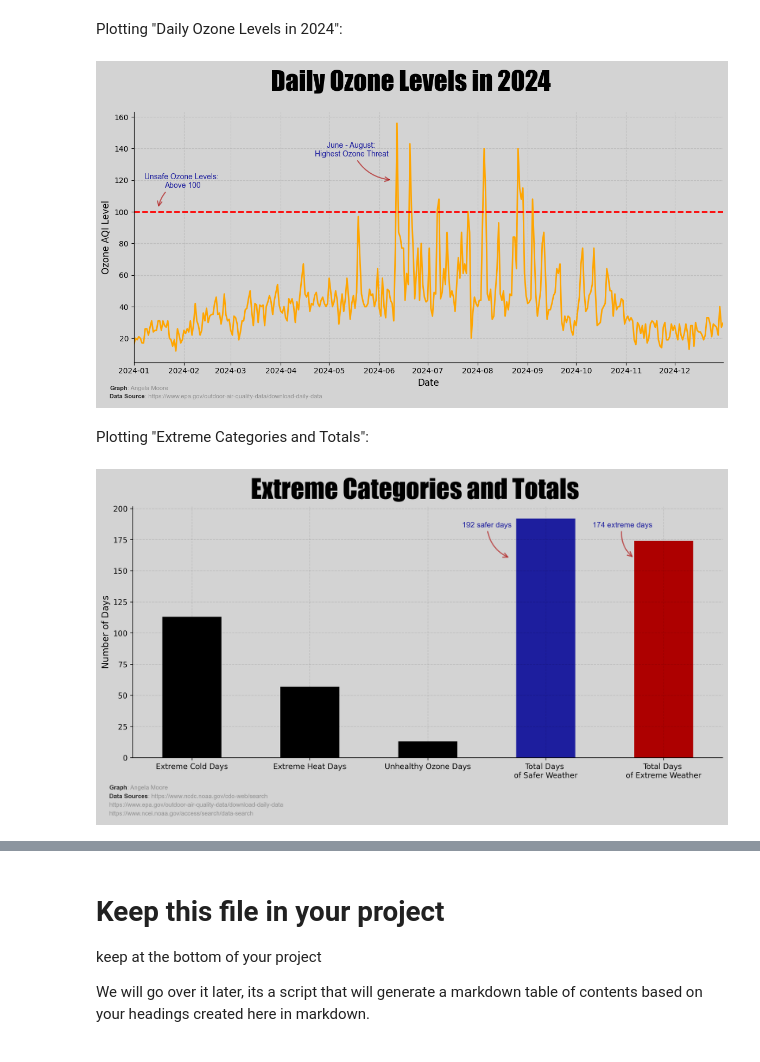
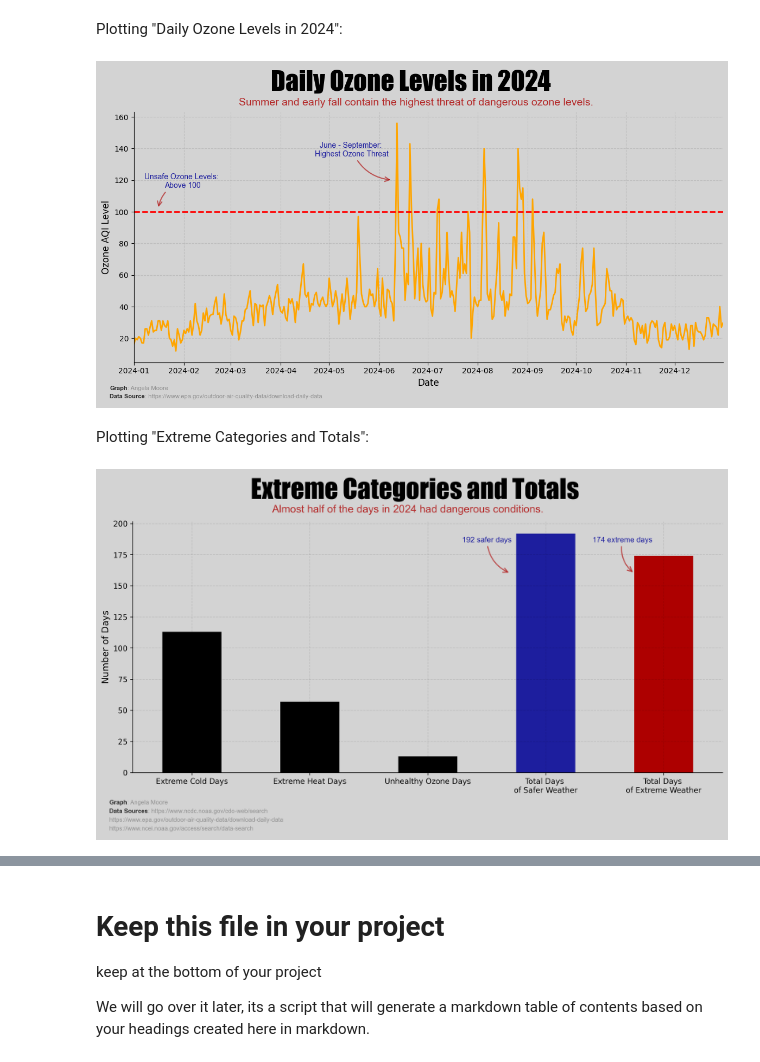
Before and after one commit to Code-You-Contributors/HUD_data_master, a Jupyter notebook: angela/angela.ipynb, the cells around one changed output, grey strips where cells are left out. Cells and saved outputs as stored; diff of their text form; code cells hidden in the pictures.

```diff
--- a/angela/angela.ipynb
+++ b/angela/angela.ipynb
@@ -1220,17 +1032,20 @@ s = "Daily Ozone Levels in 2024"
 ax_text(x=x_footer, y=190, s=s, fontfamily='impact', size=35, ha="left")
 
 # # Additional subtitle
-# s = "Both summer and winter have a majority of days in a dangerous temperature zone."
-# ax_text(x=x_footer, y=138, s=s, fontfamily='arial', size=14, ha="left", color="#AD0000", alpha=0.8)
+x_min = full_df["Date"].min()
+delta = pd.Timedelta(days =65)
+x_footer = x_min + delta
+s = "Summer and early fall contain the highest threat of dangerous ozone levels."
+ax_text(x=x_footer, y=172, s=s, fontfamily='arial', size=14, ha="left", color="#AD0000", alpha=0.8)
 
-# # Annotation arrow
+# # Annotation arrow for highest ozone threat period
 x_min = full_df["Date"].min()
 delta = pd.Timedelta(days = 160)
 gamma = pd.Timedelta(days = 135)
 x_footer = x_min + delta
 x2_footer = x_min + gamma
 ax.annotate(
-    "June - August: \nHighest Ozone Threat",
+    "June - September: \nHighest Ozone Threat",
     xy=(x_footer, 120),
     xytext=(x2_footer, 135),
     ha="center",
@@ -1248,7 +1063,7 @@ ax.annotate(
     )
 )
 
-# Annotation arrow
+# Annotation arrow to show 100 AQI as line for unsafe ozone levels
 x_min = full_df["Date"].min()
 delta = pd.Timedelta(days = 15)
 gamma = pd.Timedelta(days = 30)
@@ -1296,7 +1111,7 @@ ax_text(
 apply_formatter()
 plt.show()
 # %% [output]
-[figure, old version]
+[figure, new version]
 # %% [markdown]
 Plotting "Extreme Categories and Totals":
 # %%
@@ -1321,7 +1136,6 @@ summary = {
 summary_df = pd.DataFrame.from_dict(summary, orient="index", columns=["Count"])
 
 #plot
-#plt.figure(figsize=(12,6))
 plt.figure(figsize=(14, 6), dpi=300)
 ax = plt.gca()
 
@@ -1334,7 +1148,12 @@ plt.xticks(rotation=0)
 
 # Title (added space for larger figure)
 s = "Extreme Categories and Totals"
-ax_text(x=.5, y=225, s=s, fontfamily='impact', size=35, ha="left")
+ax_text(x=.5, y=237, s=s, fontfamily='impact', size=35, ha="left")
+
+# # Additional subtitle
+s = "Almost half of the days in 2024 had dangerous conditions."
+ax_text(x=.68, y=215, s=s, fontfamily='arial', size=14, ha="left", color="#AD0000", alpha=0.8)
+
 
 # # Annotation arrow
 ax.annotate(
@@ -1370,31 +1189,31 @@ ax.annotate(
         color="#AD0000",
         lw=1.5,
         mutation_scale=15,
         connectionstyle="arc3,rad=0.3",
         alpha=0.6,
     )
 )
 
 
 #Caption
 s = "<Graph>: Angela Moore    \n<Data Sources>: https://www.ncdc.noaa.gov/cdo-web/search  \nhttps://www.epa.gov/outdoor-air-quality-data/download-daily-data  \nhttps://www.ncei.noaa.gov/access/search/data-search"
 
 ax_text(
     x= -.7,
     y= -22,
     s=s,
     fontfamily='Arial',
     size=8,
     color='grey',
     ha="left",
     alpha=0.8,
     highlight_textprops=[
         {"weight": "bold", "color": "black"},
         {"weight": "bold", "color": "black"}
     ]
 )
 
 apply_formatter()
 plt.show()
 # %% [output]
-[figure, old version]
+[figure, new version]
```
Also changed, not shown: parts of 38 cells of this notebook.
